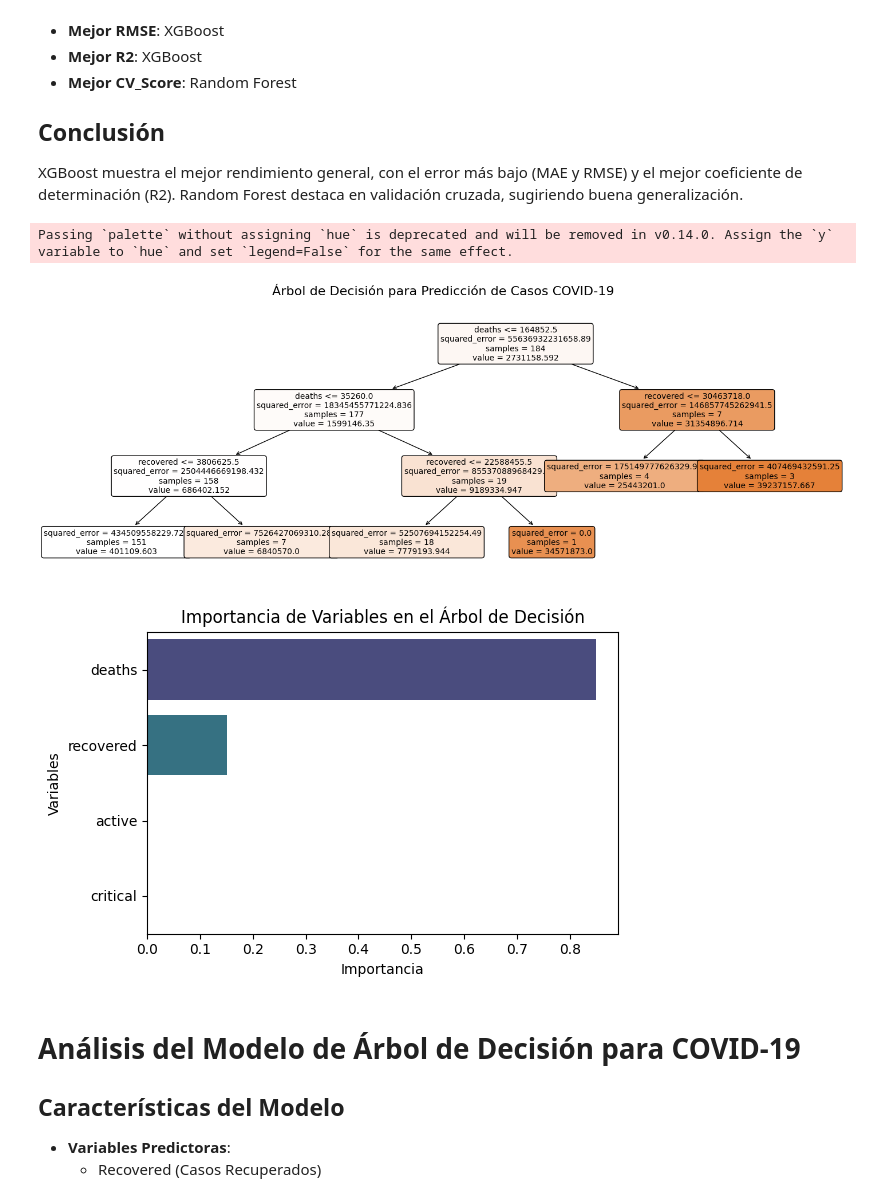
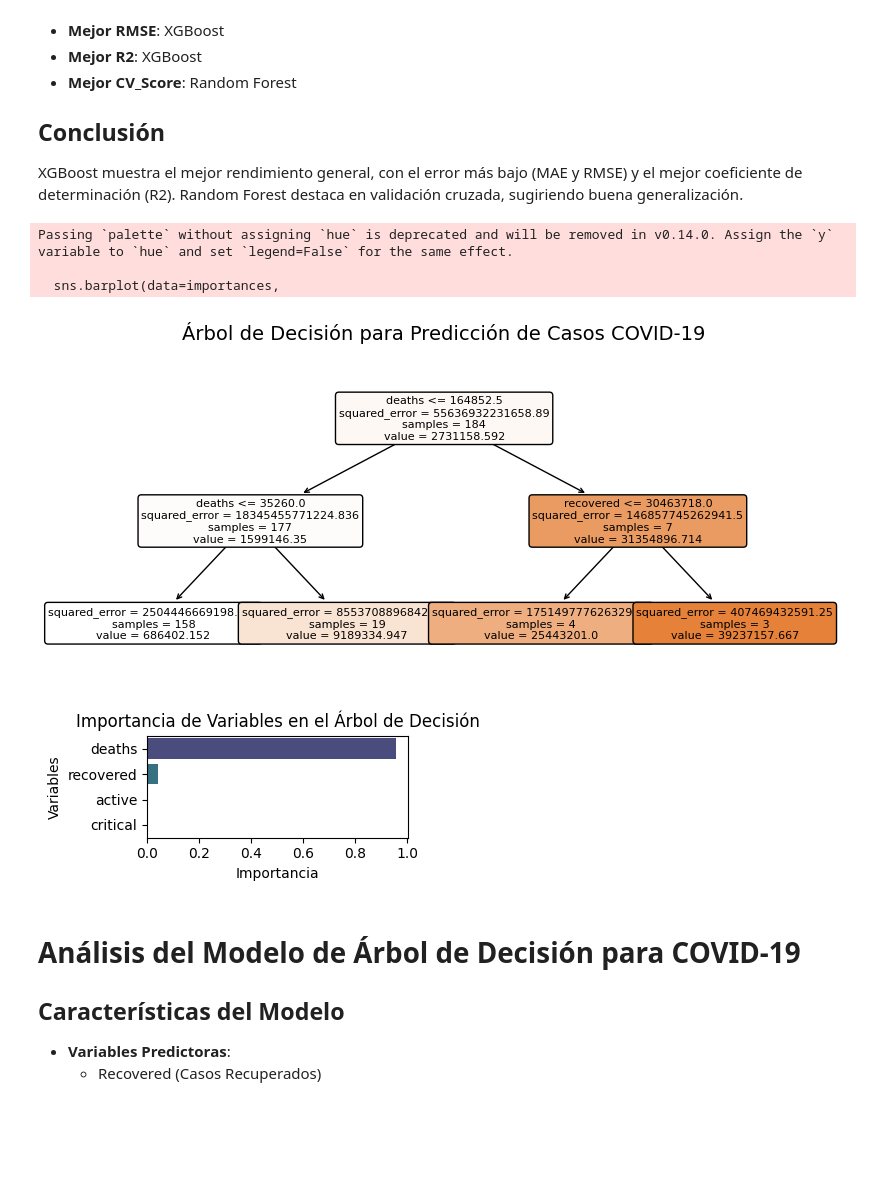
Before and after one commit to claudiosanchezt/Pruebas, a Jupyter notebook: prueba_2_Claudio_Sanchez_Torres_Javier_Astorga.ipynb, the cells around one changed output. Cells and saved outputs as stored; diff of their text form; code cells hidden in the pictures; blank space fills up the shorter version.

```diff
--- a/prueba_2_Claudio_Sanchez_Torres_Javier_Astorga.ipynb
+++ b/prueba_2_Claudio_Sanchez_Torres_Javier_Astorga.ipynb
@@ -665,49 +667,51 @@ X_train, X_test, y_train, y_test = train_test_split(X, y, test_size=0.2, random_
 
 # Creamos y entrenamos el árbol de decisión
 tree_model = DecisionTreeRegressor(
-    max_depth=3,
-    min_samples_split=5,
-    random_state=42
+    max_depth=2,
+    min_samples_split=4,
+    random_state=69
 )
 tree_model.fit(X_train, y_train)
 
 # 2. Visualización del árbol
-plt.figure(figsize=(18,6))
+plt.figure(figsize=(10,4))
 feature_names = X.columns.tolist()
 
 # Visualización del árbol con colores personalizados
 plot_tree(tree_model,
           feature_names=feature_names,
           filled=True,
           rounded=True,
-          fontsize=10,
-          max_depth=3,
+          fontsize=8,
+          max_depth=4,
           class_names=['Casos COVID'])
 
-plt.title('Árbol de Decisión para Predicción de Casos COVID-19', fontsize=16, pad=20)
+plt.title('Árbol de Decisión para Predicción de Casos COVID-19', fontsize=14, pad=20)
 
 # 3. Visualización de importancia de características
-plt.figure(figsize=(6,4))
+plt.figure(figsize=(4,2))
 importances = pd.DataFrame({
     'features': feature_names,
     'importance': tree_model.feature_importances_
 })
 importances = importances.sort_values('importance', ascending=False)
 
 sns.barplot(data=importances,
             x='importance',
             y='features',
             palette='viridis')
 plt.title('Importancia de Variables en el Árbol de Decisión', fontsize=12)
 plt.xlabel('Importancia')
 plt.ylabel('Variables')
 
 plt.tight_layout()
 plt.show()
 # %% [output]
 Passing `palette` without assigning `hue` is deprecated and will be removed in v0.14.0. Assign the `y` variable to `hue` and set `legend=False` for the same effect.
+
+  sns.barplot(data=importances,
-[figure, old version]
+[figure, new version]
-[figure, old version]
+[figure, new version]
 # %% [markdown]
 # Análisis del Modelo de Árbol de Decisión para COVID-19
 
```
Also changed, not shown: parts of 6 cells of this notebook.
